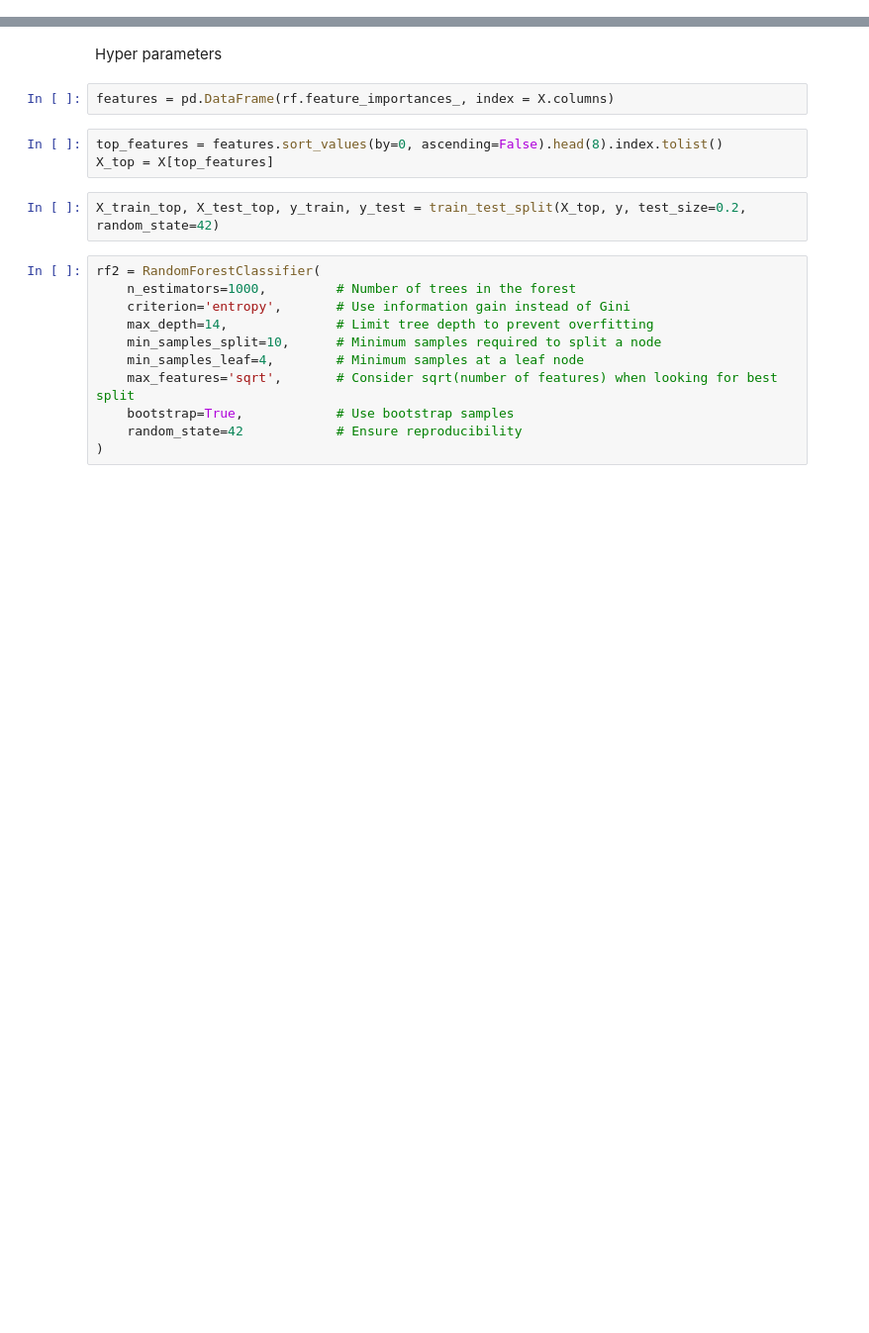
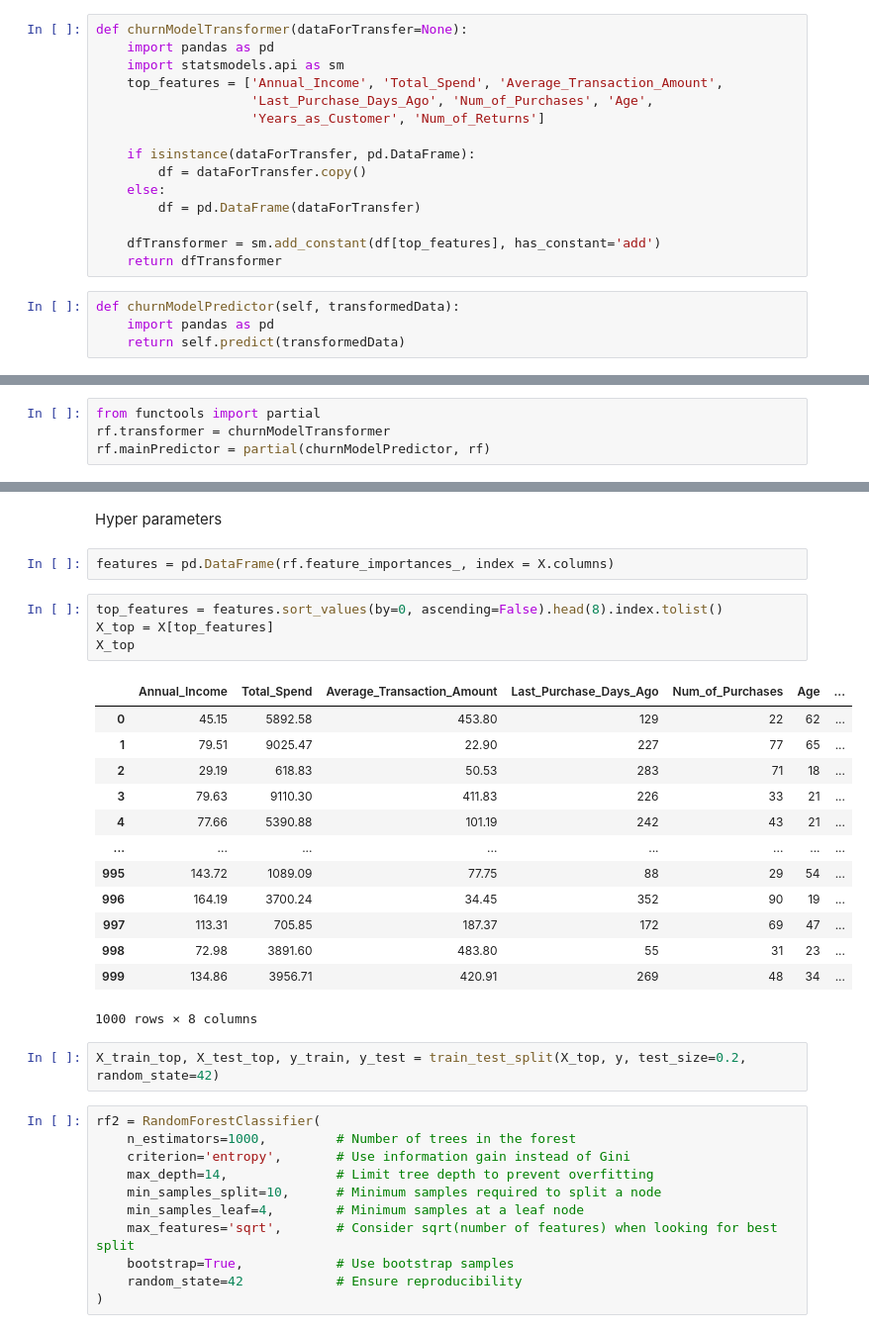
Before and after one commit to jting0499/ML_Group-Final, a Jupyter notebook: Random_Forest_Model.ipynb, the cells around one changed output, grey strips where cells are left out. Shown at 99% size. Saved outputs shown, nothing was run; the diff lists cells and outputs as text; blank space fills up the shorter version.

```diff
--- a/Random_Forest_Model.ipynb
+++ b/Random_Forest_Model.ipynb
@@ -38,3 +72,22 @@ memory usage: 148.6 KB
+# %%
+def churnModelTransformer(dataForTransfer=None):
+    import pandas as pd
+    import statsmodels.api as sm
+    top_features = ['Annual_Income', 'Total_Spend', 'Average_Transaction_Amount',
+                    'Last_Purchase_Days_Ago', 'Num_of_Purchases', 'Age',
+                    'Years_as_Customer', 'Num_of_Returns']
+
+    if isinstance(dataForTransfer, pd.DataFrame):
+        df = dataForTransfer.copy()
+    else:
+        df = pd.DataFrame(dataForTransfer)
+
+    dfTransformer = sm.add_constant(df[top_features], has_constant='add')
+    return dfTransformer
+# %%
+def churnModelPredictor(self, transformedData):
+    import pandas as pd
+    return self.predict(transformedData)
 # %%
 #Build Model
 X = df.drop(columns=['Customer_ID', 'Target_Churn'])
@@ -67,0 +143,4 @@ weighted avg       0.52      0.53      0.52       200
+# %%
+from functools import partial
+rf.transformer = churnModelTransformer
+rf.mainPredictor = partial(churnModelPredictor, rf)
@@ -74,6 +177,21 @@ features = pd.DataFrame(rf.feature_importances_, index = X.columns)
 # %%
 top_features = features.sort_values(by=0, ascending=False).head(8).index.tolist()
 X_top = X[top_features]
+X_top
+# %% [output]
+|  | Annual_Income | Total_Spend | Average_Transaction_Amount | Last_Purchase_Days_Ago | Num_of_Purchases | Age | ... |
+| 0 | 45.15 | 5892.58 | 453.80 | 129 | 22 | 62 | ... |
+| 1 | 79.51 | 9025.47 | 22.90 | 227 | 77 | 65 | ... |
+| 2 | 29.19 | 618.83 | 50.53 | 283 | 71 | 18 | ... |
+| 3 | 79.63 | 9110.30 | 411.83 | 226 | 33 | 21 | ... |
+| 4 | 77.66 | 5390.88 | 101.19 | 242 | 43 | 21 | ... |
+| ... | ... | ... | ... | ... | ... | ... | ... |
+| 995 | 143.72 | 1089.09 | 77.75 | 88 | 29 | 54 | ... |
+| 996 | 164.19 | 3700.24 | 34.45 | 352 | 90 | 19 | ... |
+| 997 | 113.31 | 705.85 | 187.37 | 172 | 69 | 47 | ... |
+| 998 | 72.98 | 3891.60 | 483.80 | 55 | 31 | 23 | ... |
+| 999 | 134.86 | 3956.71 | 420.91 | 269 | 48 | 34 | ... |
+1000 rows × 8 columns
 # %%
 X_train_top, X_test_top, y_train, y_test = train_test_split(X_top, y, test_size=0.2, random_state=42)
 # %%
```
Also changed, not shown: parts of 23 cells of this notebook, 7 other files.
